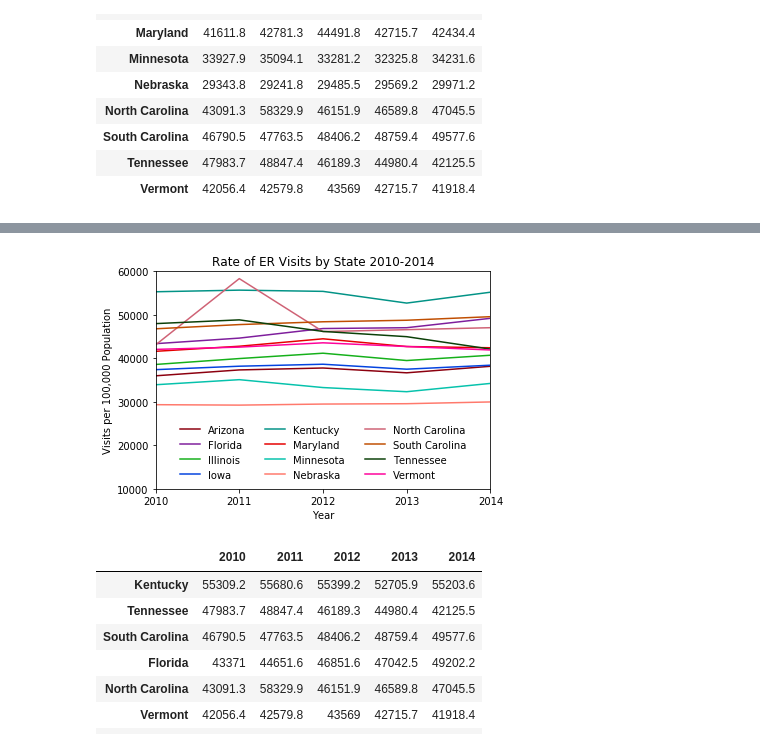
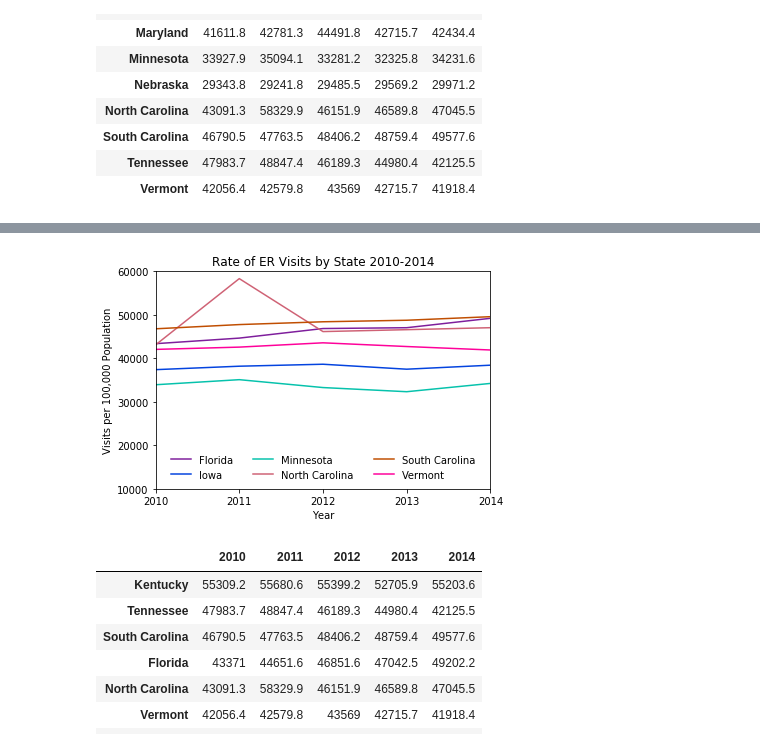
Before and after one commit to TJL30308/DREAM_Project, a Jupyter notebook: ER_Visits_Analysis.ipynb, the cells around one changed output, grey strips where cells are left out. Saved outputs shown, nothing was run; the diff lists cells and outputs as text; code cells hidden in the pictures.

```diff
--- a/ER_Visits_Analysis.ipynb
+++ b/ER_Visits_Analysis.ipynb
@@ -144,29 +144,29 @@ Total Number of ER Visits in 2013: 35130709
 Total Number of ER Visits in 2014: 36249680
 ----------------------------------------------
 # %%
-plt.plot(years_list, ER_visits_rate.loc['Arizona',[2010,2011,2012,2013,2014]], color='xkcd:crimson', label = 'Arizona', linestyle = '-')
+# plt.plot(years_list, ER_visits_rate.loc['Arizona',[2010,2011,2012,2013,2014]], color='xkcd:crimson', label = 'Arizona', linestyle = '-')
 plt.plot(years_list, ER_visits_rate.loc['Florida',[2010,2011,2012,2013,2014]], color='xkcd:purple', label = 'Florida', linestyle = '-')
-plt.plot(years_list, ER_visits_rate.loc['Illinois',[2010,2011,2012,2013,2014]], color='xkcd:green', label = 'Illinois', linestyle = '-')
+# plt.plot(years_list, ER_visits_rate.loc['Illinois',[2010,2011,2012,2013,2014]], color='xkcd:green', label = 'Illinois', linestyle = '-')
 plt.plot(years_list, ER_visits_rate.loc['Iowa',[2010,2011,2012,2013,2014]], color='xkcd:blue', label = 'Iowa', linestyle = '-')
-plt.plot(years_list, ER_visits_rate.loc['Kentucky',[2010,2011,2012,2013,2014]], color='xkcd:teal', label = 'Kentucky', linestyle = '-')
-plt.plot(years_list, ER_visits_rate.loc['Maryland',[2010,2011,2012,2013,2014]], color='xkcd:red', label = 'Maryland', linestyle = '-')
+# plt.plot(years_list, ER_visits_rate.loc['Kentucky',[2010,2011,2012,2013,2014]], color='xkcd:teal', label = 'Kentucky', linestyle = '-')
+# plt.plot(years_list, ER_visits_rate.loc['Maryland',[2010,2011,2012,2013,2014]], color='xkcd:red', label = 'Maryland', linestyle = '-')
 plt.plot(years_list, ER_visits_rate.loc['Minnesota',[2010,2011,2012,2013,2014]], color='xkcd:turquoise', label = 'Minnesota', linestyle = '-')
-plt.plot(years_list, ER_visits_rate.loc['Nebraska',[2010,2011,2012,2013,2014]], color='xkcd:salmon', label = 'Nebraska', linestyle = '-')
+# plt.plot(years_list, ER_visits_rate.loc['Nebraska',[2010,2011,2012,2013,2014]], color='xkcd:salmon', label = 'Nebraska', linestyle = '-')
 plt.plot(years_list, ER_visits_rate.loc['North Carolina',[2010,2011,2012,2013,2014]], color='xkcd:rose', label = 'North Carolina', linestyle = '-')
 plt.plot(years_list, ER_visits_rate.loc['South Carolina',[2010,2011,2012,2013,2014]], color='xkcd:burnt orange', label = 'South Carolina', linestyle = '-')
-plt.plot(years_list, ER_visits_rate.loc['Tennessee',[2010,2011,2012,2013,2014]], color='xkcd:hunter green', label = 'Tennessee', linestyle = '-')
+# plt.plot(years_list, ER_visits_rate.loc['Tennessee',[2010,2011,2012,2013,2014]], color='xkcd:hunter green', label = 'Tennessee', linestyle = '-')
 plt.plot(years_list, ER_visits_rate.loc['Vermont',[2010,2011,2012,2013,2014]], color='xkcd:neon pink', label = 'Vermont', linestyle = '-')
 
 plt.xlim(2010, 2014)
 plt.xticks(np.arange(2010, 2015, 1.0))
 plt.legend(frameon=False, loc='lower center', ncol=3)
 plt.ylim(10000, 60000)
 plt.ylabel("Visits per 100,000 Population")
 plt.title("Rate of ER Visits by State 2010-2014")
 plt.xlabel("Year")
 plt.show()
 # %% [output]
-[figure, old version]
+[figure, new version]
 # %%
 ER_visits_rate.sort_values(by=[2010], axis=0, ascending=False)
 # %% [output]
```
